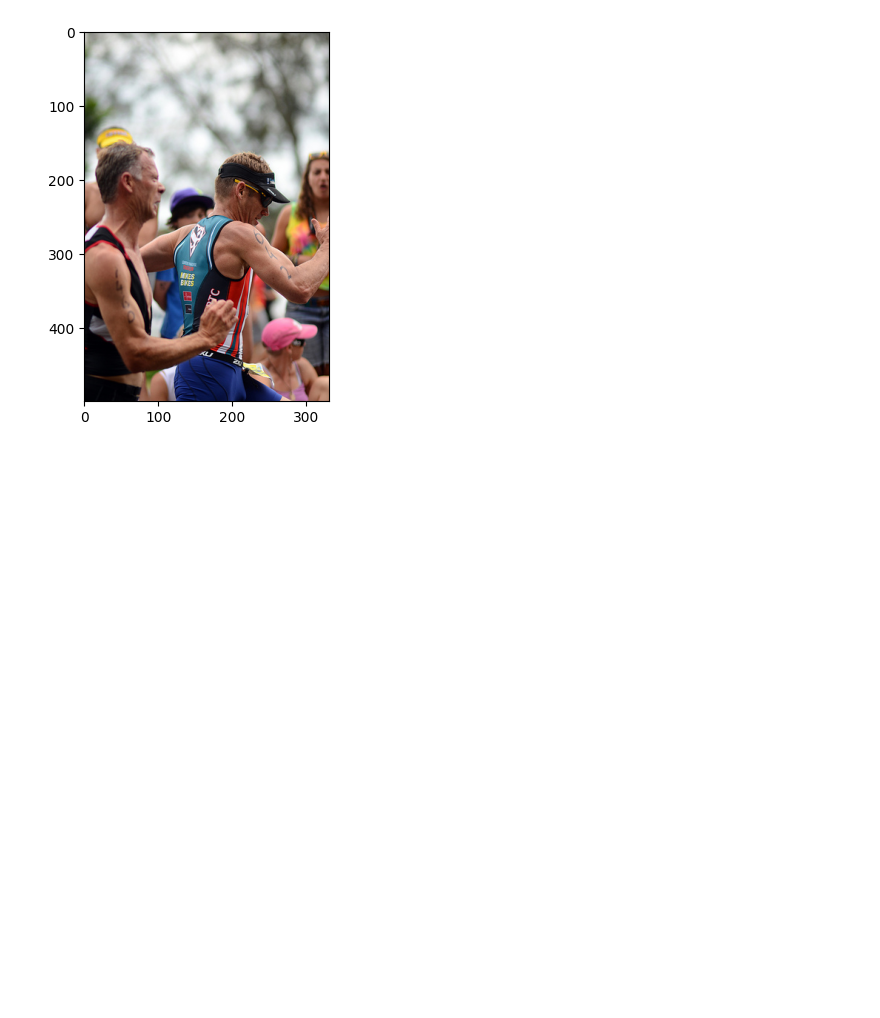
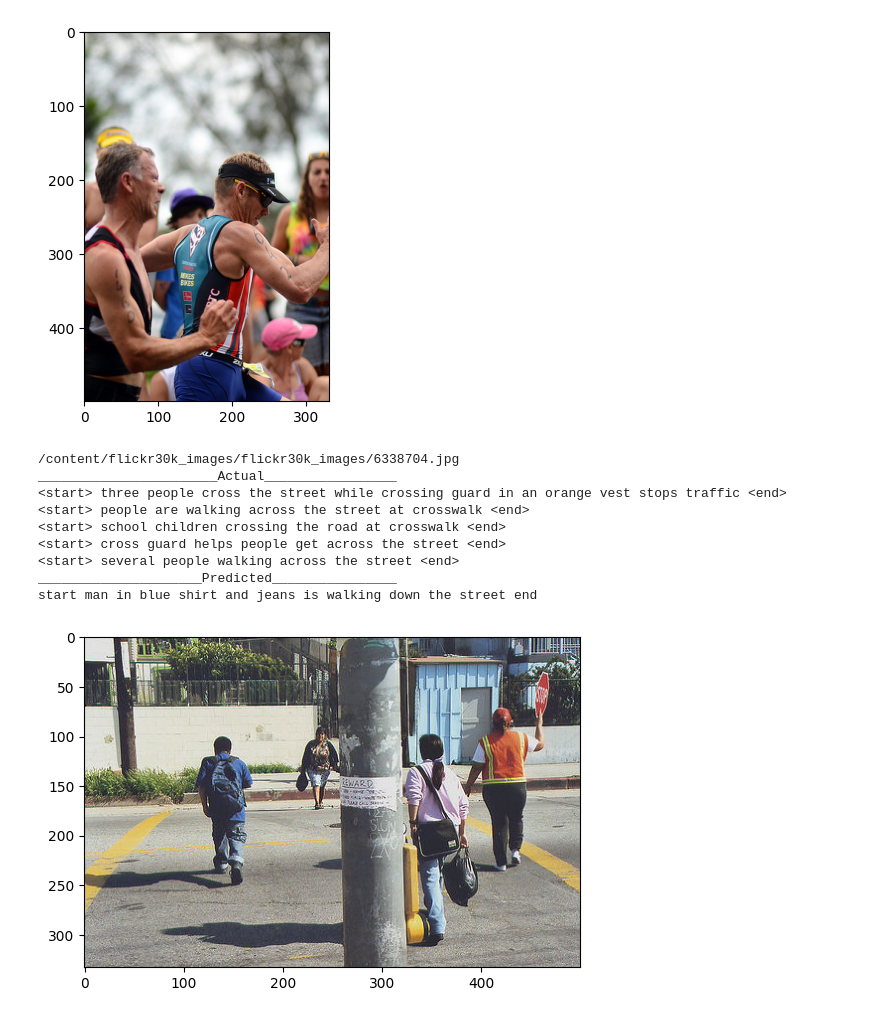
Before and after one commit to shab-sa/cs_internship, a Jupyter notebook: Step12_ImageCaptioning.ipynb, the cells around one changed output. Saved outputs shown, nothing was run; the diff lists cells and outputs as text; code cells hidden in the pictures; blank space fills up the shorter version.

```diff
--- a/Step12_ImageCaptioning.ipynb
+++ b/Step12_ImageCaptioning.ipynb
@@ -479,3 +479,34 @@ _______________________Actual_________________
 _____________________Predicted________________
 start two men in blue and white uniforms are running race end
 [figure]
+# %%
+import matplotlib.pyplot as plt
+from PIL import Image
+
+BASE_DIR='/content/flickr30k_images/flickr30k_images/'
+#Visualize the Results
+Test_image_name="6338704.jpg"
+Test_image_id=Test_image_name.split('.')[0]
+image_path=os.path.join(BASE_DIR,Test_image_name)
+print(image_path)
+image=Image.open(image_path)
+plt.imshow(image)
+captions=mapping[Test_image_id+'.jpg']
+print('_______________________Actual_________________')
+for caption in captions:
+  print(caption)
+
+y_pred=predict_caption(new_model,Img_features[Test_image_id].reshape(1,4096),tokenizer,max_length_cap)
+print('_____________________Predicted________________')
+print(y_pred)
+# %% [output]
+/content/flickr30k_images/flickr30k_images/6338704.jpg
+_______________________Actual_________________
+<start> three people cross the street while crossing guard in an orange vest stops traffic <end>
+<start> people are walking across the street at crosswalk <end>
+<start> school children crossing the road at crosswalk <end>
+<start> cross guard helps people get across the street <end>
+<start> several people walking across the street <end>
+_____________________Predicted________________
+start man in blue shirt and jeans is walking down the street end
+[figure, added]
```
Also changed, not shown: parts of 1 cell of this notebook.
